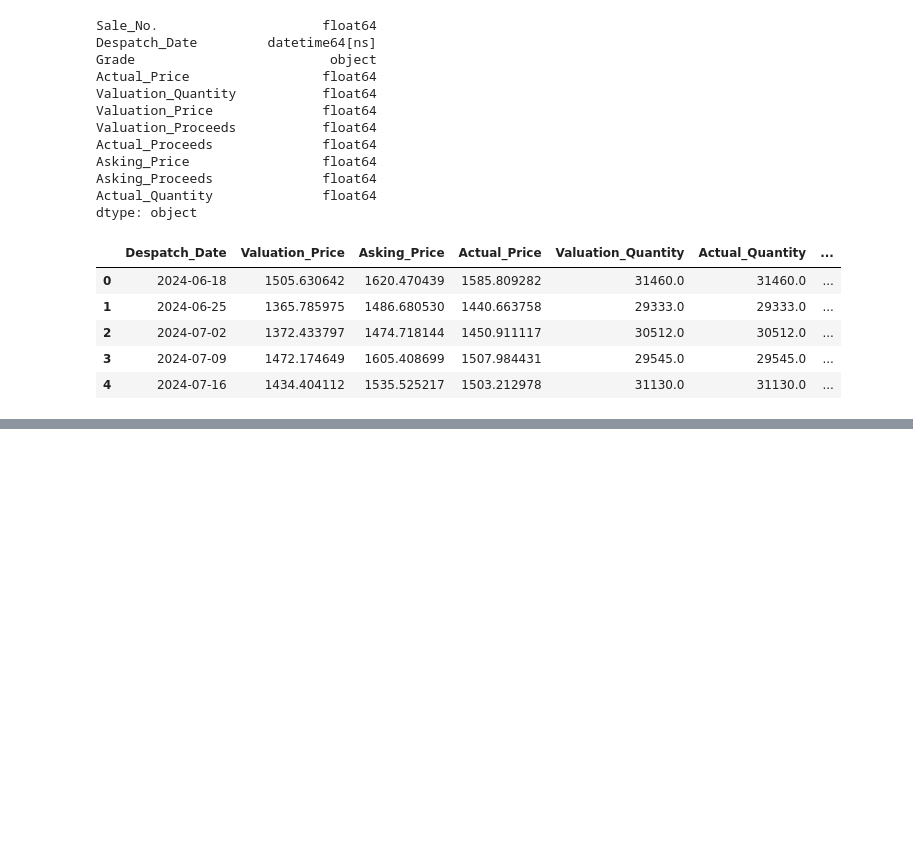
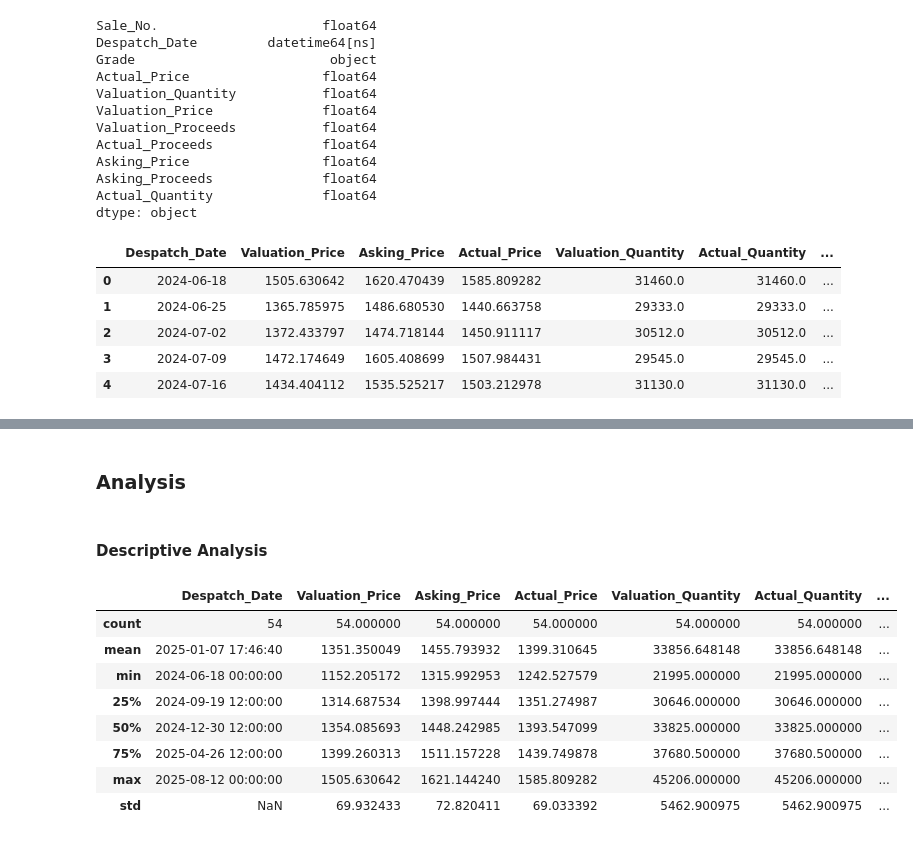
Before and after one commit to NishanD21/Time-Series-Analysis-on-Tea-Production, a Jupyter notebook: sales_and_valuation/sales_and_val.ipynb, the cells around one changed output, grey strips where cells are left out. Drawn from its saved outputs; the diff is of its cells as text; code cells hidden in the pictures; blank space fills up the shorter version.

```diff
--- a/sales_and_valuation/sales_and_val.ipynb
+++ b/sales_and_valuation/sales_and_val.ipynb
@@ -392,2 +394,18 @@ df_avg.shape
+# %% [markdown]
+### Analysis
+# %% [markdown]
+#### Descriptive Analysis
+# %%
+df_avg.describe()
+# %% [output]
+|  | Despatch_Date | Valuation_Price | Asking_Price | Actual_Price | Valuation_Quantity | Actual_Quantity | ... |
+| count | 54 | 54.000000 | 54.000000 | 54.000000 | 54.000000 | 54.000000 | ... |
+| mean | 2025-01-07 17:46:40 | 1351.350049 | 1455.793932 | 1399.310645 | 33856.648148 | 33856.648148 | ... |
+| min | 2024-06-18 00:00:00 | 1152.205172 | 1315.992953 | 1242.527579 | 21995.000000 | 21995.000000 | ... |
+| 25% | 2024-09-19 12:00:00 | 1314.687534 | 1398.997444 | 1351.274987 | 30646.000000 | 30646.000000 | ... |
+| 50% | 2024-12-30 12:00:00 | 1354.085693 | 1448.242985 | 1393.547099 | 33825.000000 | 33825.000000 | ... |
+| 75% | 2025-04-26 12:00:00 | 1399.260313 | 1511.157228 | 1439.749878 | 37680.500000 | 37680.500000 | ... |
+| max | 2025-08-12 00:00:00 | 1505.630642 | 1621.144240 | 1585.809282 | 45206.000000 | 45206.000000 | ... |
+| std | NaN | 69.932433 | 72.820411 | 69.033392 | 5462.900975 | 5462.900975 | ... |
 # %%
 # plotting Valuation_Price , Asking_Price and Actual_Price
```
Also changed, not shown: parts of 9 cells of this notebook.
